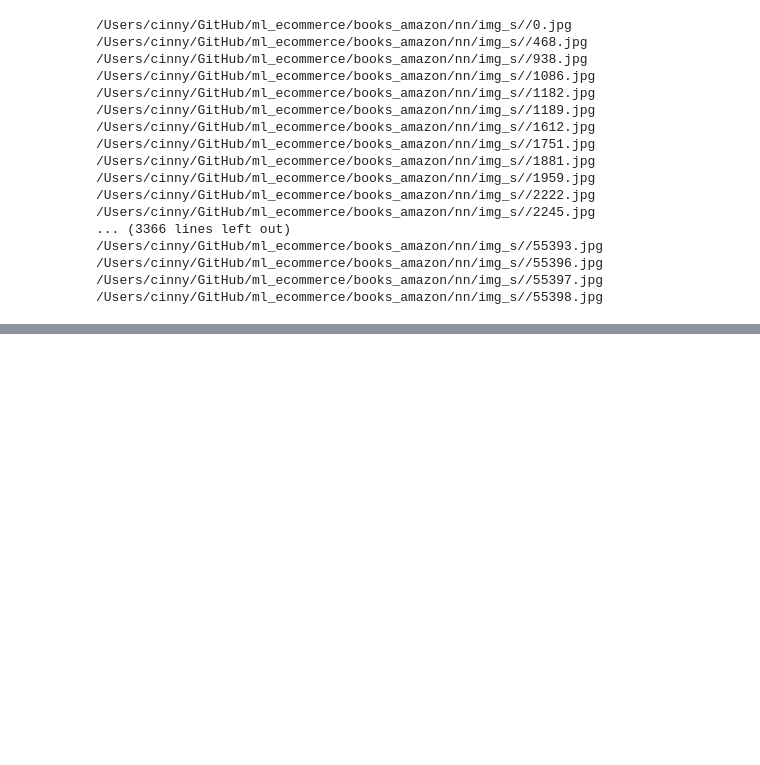
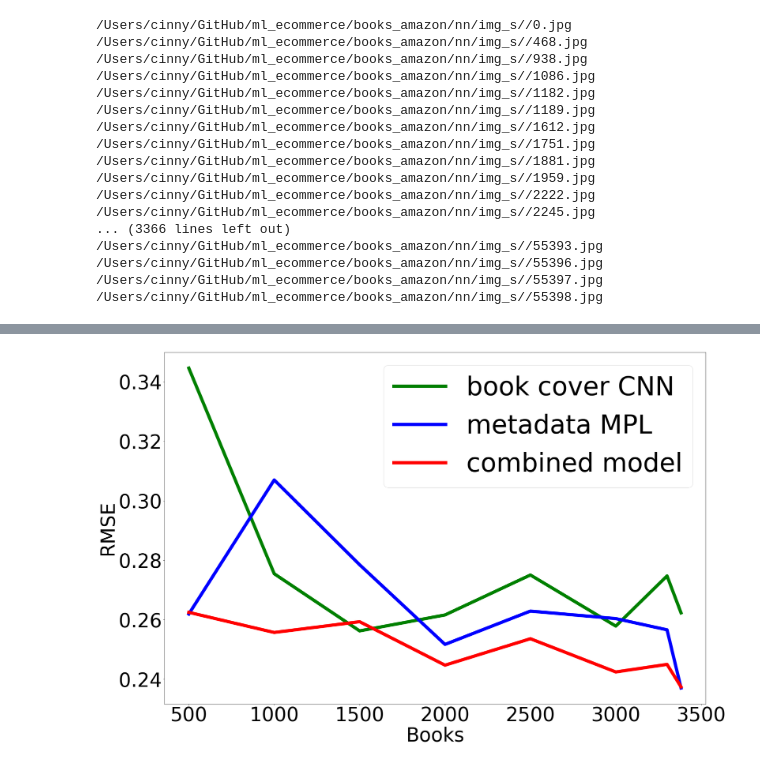
Before and after one commit to CinnyLin/book_rec_sys, a Jupyter notebook: books_amazon/nn/bookCover.ipynb, the cells around one changed output, grey strips where cells are left out. Cells and saved outputs as stored; diff of their text form; code cells hidden in the pictures; blank space fills up the shorter version.

```diff
--- a/books_amazon/nn/bookCover.ipynb
+++ b/books_amazon/nn/bookCover.ipynb
@@ -454,0 +472,21 @@ plt.savefig(save_path + r'/RMSE_vs_users.png')
+# %%
+plt.figure(figsize=(30,20))
+# fmt_CNN = '[o][-][b]'
+# fmt_MLP = '[s][-][r]'
+# fmt_Mix = '[*][-][g]'
+plt.plot(fullRMSE['n_books'][1:], fullRMSE['image_based'][1:], 'g-o', label='book cover CNN', linewidth=10)
+plt.plot(fullRMSE['n_books'][1:], fullRMSE['data_based'][1:], 'b-o', label='metadata MPL', linewidth=10)
+plt.plot(fullRMSE['n_books'][1:], fullRMSE['mixed_model'][1:], 'r-o', label='combined model', linewidth=10)
+#plt.xlim(0,3500)
+#plt.ylim(0, 0.5)
+
+# add labels and save to disk
+#plt.title('compare RMSE across models', fontsize=20)
+plt.xlabel('Books', fontsize=60)
+plt.ylabel('RMSE', fontsize=60)
+plt.xticks(fontsize=60)
+plt.yticks(fontsize=60)
+plt.legend(fontsize=80)
+plt.savefig(save_path + r'/fullRMSE_zoomed.png')
+# %% [output]
+[figure, added]
```
Also changed, not shown: parts of 9 cells of this notebook, 21 other files.
